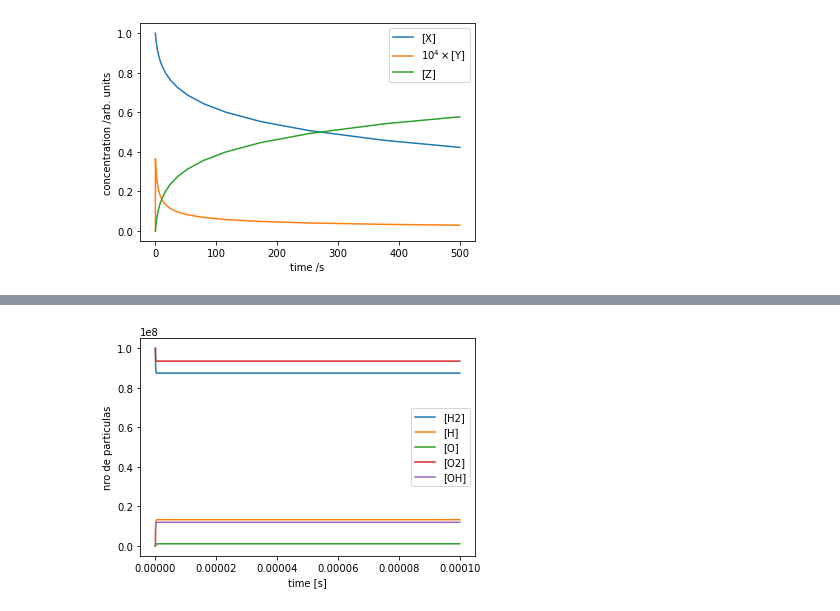
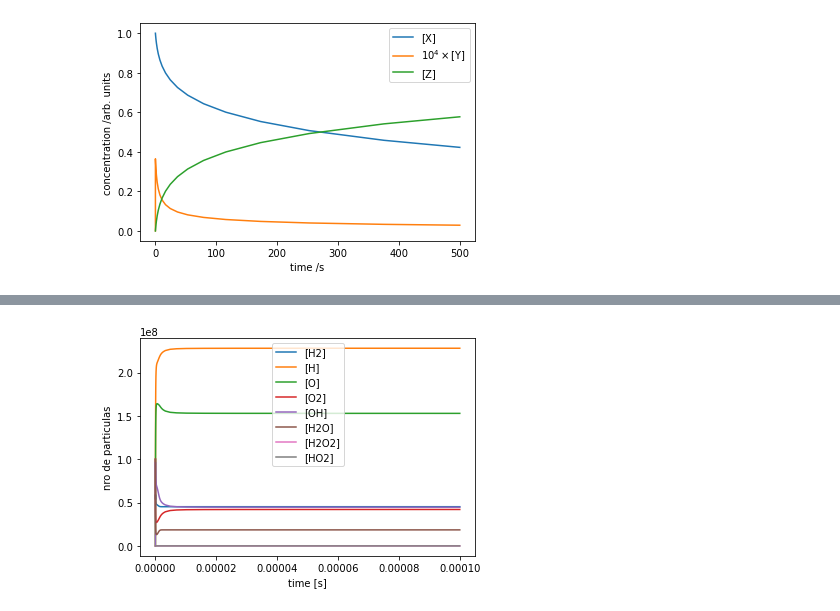
Before and after one commit to Lupama2/Vapor_en_burbuja_inicial_python, a Jupyter notebook: main.ipynb, the cells around one changed output, grey strips where cells are left out. Cells and saved outputs as stored; diff of their text form; code cells hidden in the pictures.

Commit message:
Implementé el problema para todas las reacciones. Corrió rápido

```diff
--- a/main.ipynb
+++ b/main.ipynb
@@ -51,8 +51,8 @@ sigmaT = 1e-6
 
 
 #Parámetros químicos:
-n_species = 5
-n_reacc = 6
+n_species = 8
+n_reacc = 28
 Na = 6.0221367e23 #defino el nro de avogadro
 
 #Condiciones iniciales
@@ -60,14 +60,14 @@ Na = 6.0221367e23 #defino el nro de avogadro
 #n[n_species] = {n[0],     n[1],   n[2],   n[3],   n[4],   n[5],   n[6],   n[7]}
 #n[n_species] =      {H2,       H,      O,      O2,     OH,     H2O,    H2O2,   HO2}
 #n0[n_species] = {0.0,   0.0,   0.5e8,    0.5e8,  0.0}
-n0 = np.array([1.0e8,   0.0,    0.0,    1.0e8,  0.0])
-#n0[n_species] = {1.0e8,   0.0,    0.0,    1.0e8,  0.0,    1.0e8,    0.0,    0.0}
+#n0 = np.array([1.0e8,   0.0,    0.0,    1.0e8,  0.0])
+n0 = np.array([1.0e8,   0.0,    0.0,    1.0e8,  0.0,    1.0e8,    0.0,    0.0])
 #Masas:
 #masa de H: 1,00784 u (unidad de masa atómica)
 #masa de O: 15,999 u
 masa_H = 1.00784
 masa_O = 15.999
-masa_species = np.array([2*masa_H, masa_H, masa_O, 2*masa_O, masa_H + masa_O])
+masa_species = np.array([2*masa_H, masa_H, masa_O, 2*masa_O, masa_H + masa_O, 2*masa_H + masa_O, 2*masa_H + 2*masa_O, masa_H + 2*masa_O])
 
 
 
@@ -259,12 +303,15 @@ print(soln) #para obtener info. sobre cómo fue la integración numérica
 # %%
 plt.plot(soln.t, soln.y[0], label='[H2]')
 plt.plot(soln.t, soln.y[1], label='[H]')
 plt.plot(soln.t, soln.y[2], label='[O]')
 plt.plot(soln.t, soln.y[3], label='[O2]')
 plt.plot(soln.t, soln.y[4], label='[OH]')
+plt.plot(soln.t, soln.y[5], label='[H2O]')
+plt.plot(soln.t, soln.y[6], label='[H2O2]')
+plt.plot(soln.t, soln.y[7], label='[HO2]')
 plt.xlabel('time [s]')
 plt.ylabel('nro de particulas')
 plt.legend()
 plt.show()
 # %% [output]
-[figure, old version]
+[figure, new version]
```
Also changed, not shown: parts of 4 cells of this notebook.
